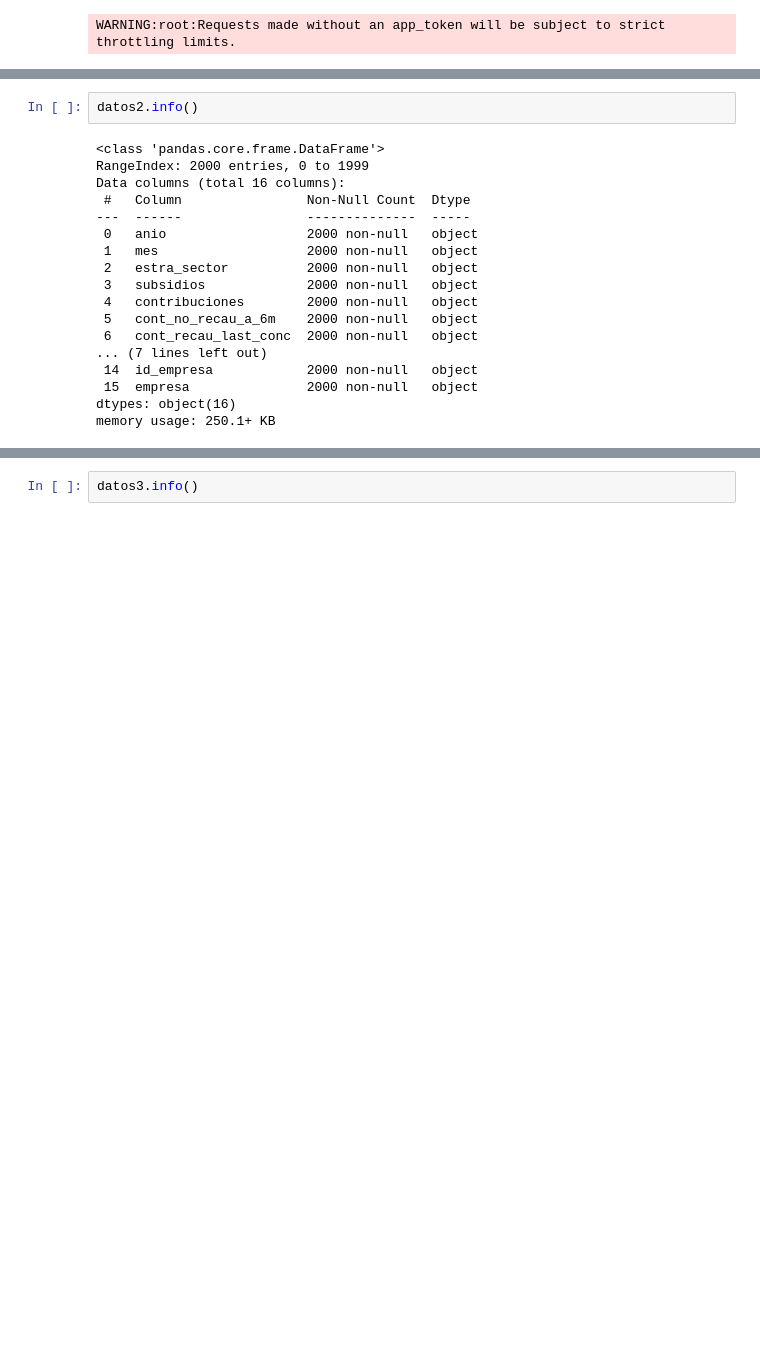
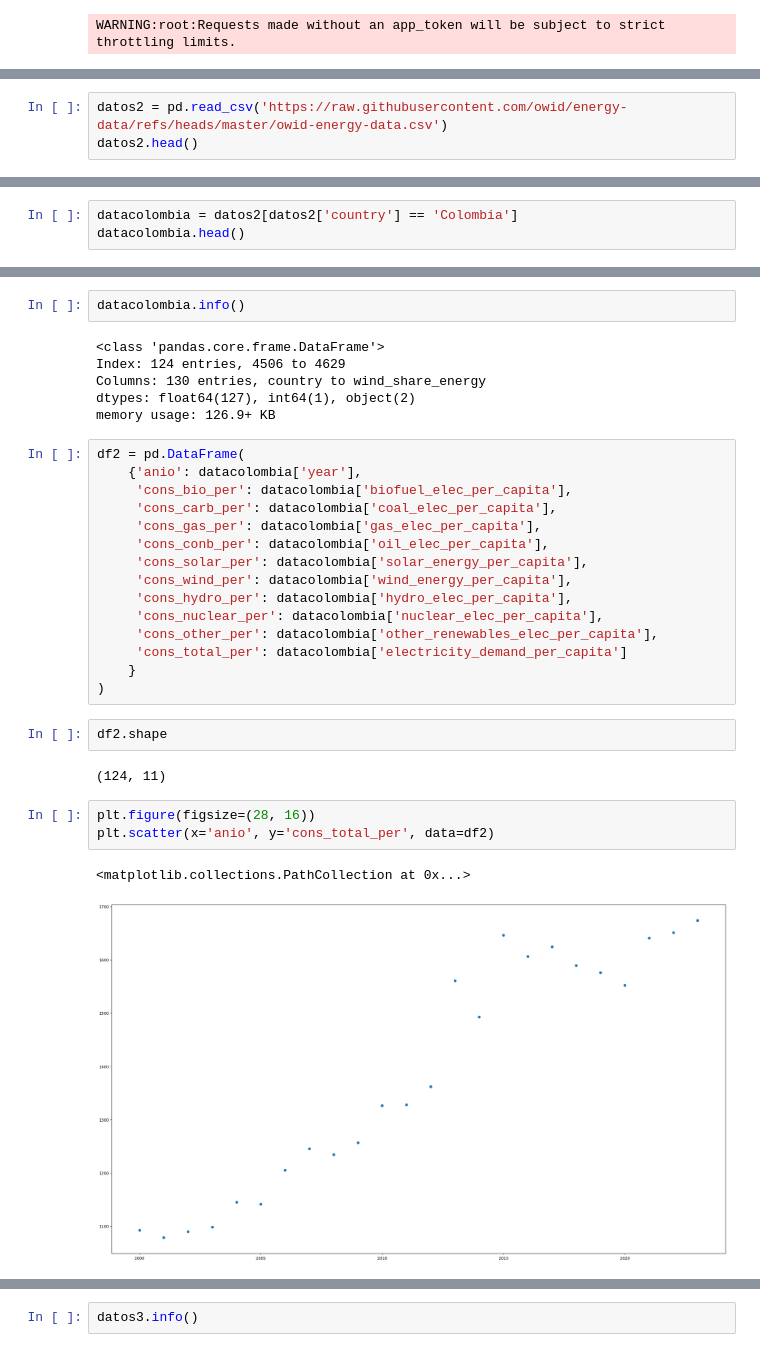
Before and after one commit to gluoneros/talentoTech, a Jupyter notebook: ProyectoFinal.ipynb, the cells around one changed output, grey strips where cells are left out. Saved outputs shown, nothing was run; the diff lists cells and outputs as text; blank space fills up the shorter version.

```diff
--- a/ProyectoFinal.ipynb
+++ b/ProyectoFinal.ipynb
@@ -106,0 +134,3 @@ datos2.head()
+# %%
+datos2 = pd.read_csv('https://raw.githubusercontent.com/owid/energy-data/refs/heads/master/owid-energy-data.csv')
+datos2.head()
@@ -106,0 +145,3 @@ datos2.head()
+# %%
+datacolombia = datos2[datos2['country'] == 'Colombia']
+datacolombia.head()
@@ -107,20 +156,33 @@ datos2.head()
 # %%
-datos2.info()
+datacolombia.info()
 # %% [output]
 <class 'pandas.core.frame.DataFrame'>
-RangeIndex: 2000 entries, 0 to 1999
-Data columns (total 16 columns):
- #   Column                Non-Null Count  Dtype
----  ------                --------------  -----
- 0   anio                  2000 non-null   object
- 1   mes                   2000 non-null   object
- 2   estra_sector          2000 non-null   object
- 3   subsidios             2000 non-null   object
- 4   contribuciones        2000 non-null   object
- 5   cont_no_recau_a_6m    2000 non-null   object
- 6   cont_recau_last_conc  2000 non-null   object
-... (7 lines left out)
- 14  id_empresa            2000 non-null   object
- 15  empresa               2000 non-null   object
-dtypes: object(16)
-memory usage: 250.1+ KB
+Index: 124 entries, 4506 to 4629
+Columns: 130 entries, country to wind_share_energy
+dtypes: float64(127), int64(1), object(2)
+memory usage: 126.9+ KB
+# %%
+df2 = pd.DataFrame(
+    {'anio': datacolombia['year'],
+     'cons_bio_per': datacolombia['biofuel_elec_per_capita'],
+     'cons_carb_per': datacolombia['coal_elec_per_capita'],
+     'cons_gas_per': datacolombia['gas_elec_per_capita'],
+     'cons_conb_per': datacolombia['oil_elec_per_capita'],
+     'cons_solar_per': datacolombia['solar_energy_per_capita'],
+     'cons_wind_per': datacolombia['wind_energy_per_capita'],
+     'cons_hydro_per': datacolombia['hydro_elec_per_capita'],
+     'cons_nuclear_per': datacolombia['nuclear_elec_per_capita'],
+     'cons_other_per': datacolombia['other_renewables_elec_per_capita'],
+     'cons_total_per': datacolombia['electricity_demand_per_capita']
+    }
+)
+# %%
+df2.shape
+# %% [output]
+(124, 11)
+# %%
+plt.figure(figsize=(28, 16))
+plt.scatter(x='anio', y='cons_total_per', data=df2)
+# %% [output]
+<matplotlib.collections.PathCollection at 0x...>
+[figure, added]
```
Also changed, not shown: parts of 28 cells of this notebook.
